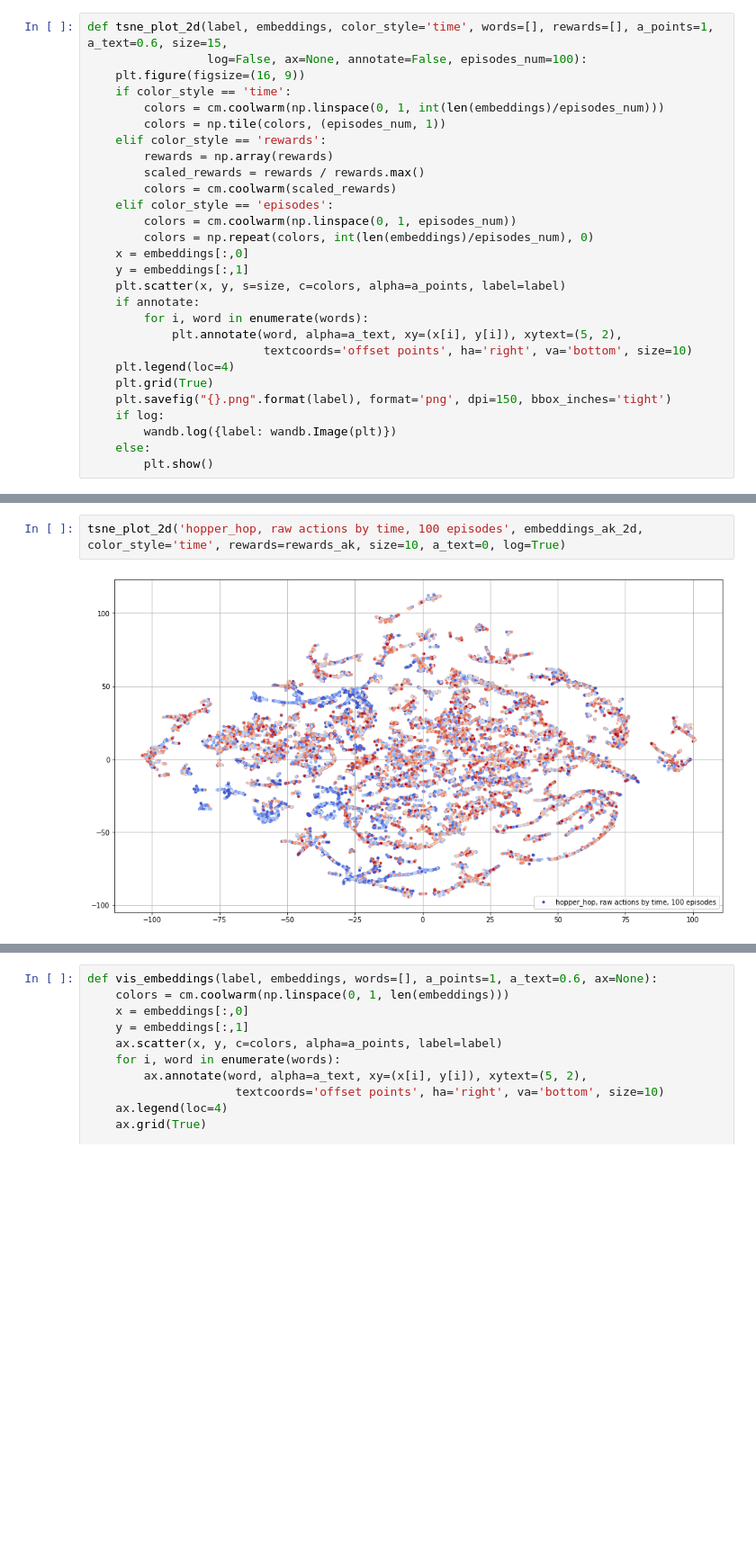
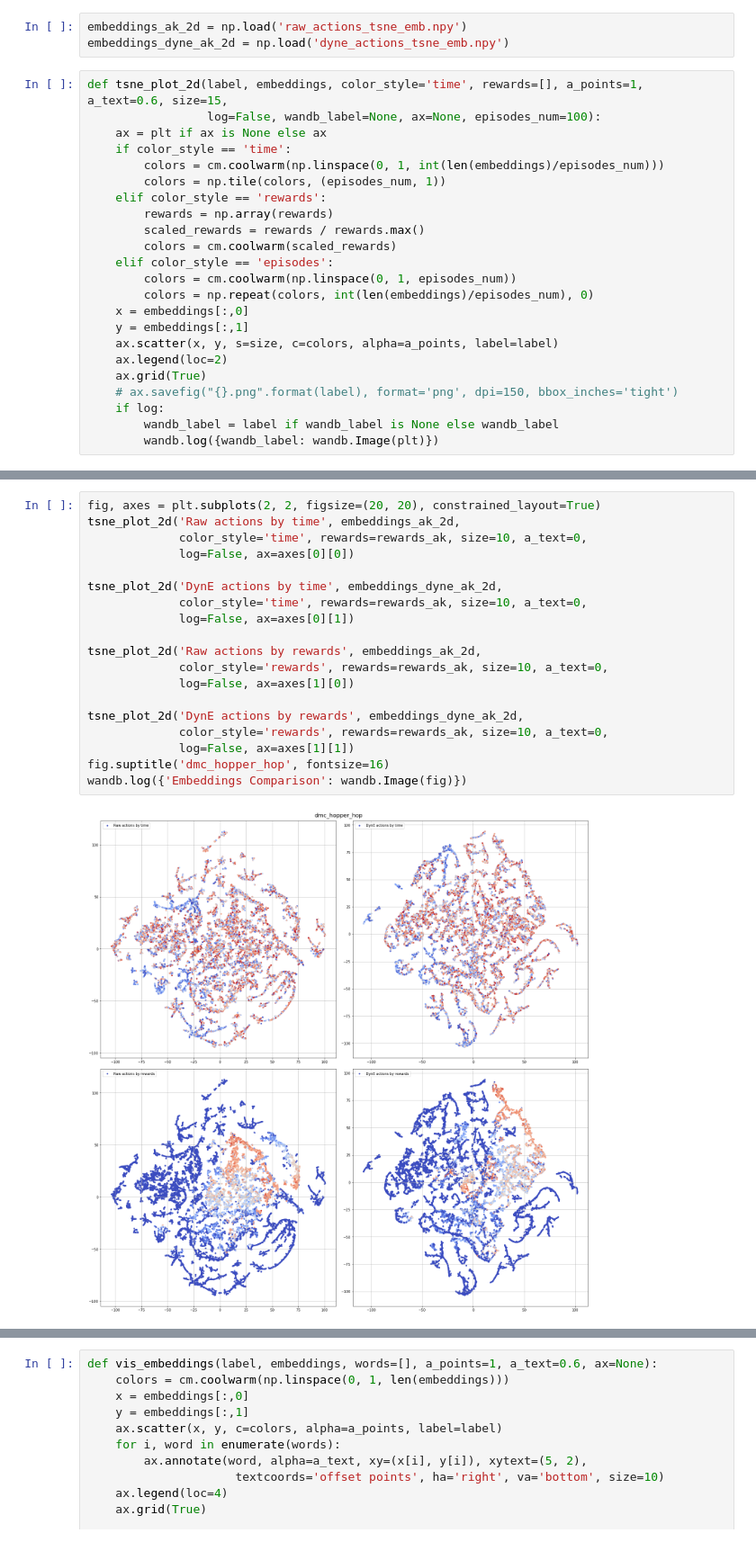
Before and after one commit to vinnibuh/dynamics-aware-embeddings, a Jupyter notebook: notebooks/visualising_clusters.ipynb, the cells around one changed output, grey strips where cells are left out. Shown at 90% size. Saved outputs shown, nothing was run; the diff lists cells and outputs as text; blank space fills up the shorter version.

```diff
--- a/notebooks/visualising_clusters.ipynb
+++ b/notebooks/visualising_clusters.ipynb
@@ -70,7 +119,10 @@ embeddings_dyne_ak_2d = tsne_dyne_ak_2d.fit_transform(np.array(dyne_emb_ak))
+# %%
+embeddings_ak_2d = np.load('raw_actions_tsne_emb.npy')
+embeddings_dyne_ak_2d = np.load('dyne_actions_tsne_emb.npy')
 # %%
-def tsne_plot_2d(label, embeddings, color_style='time', words=[], rewards=[], a_points=1, a_text=0.6, size=15,
-                 log=False, ax=None, annotate=False, episodes_num=100):
-    plt.figure(figsize=(16, 9))
+def tsne_plot_2d(label, embeddings, color_style='time', rewards=[], a_points=1, a_text=0.6, size=15,
+                 log=False, wandb_label=None, ax=None, episodes_num=100):
+    ax = plt if ax is None else ax
     if color_style == 'time':
         colors = cm.coolwarm(np.linspace(0, 1, int(len(embeddings)/episodes_num)))
         colors = np.tile(colors, (episodes_num, 1))
@@ -83,15 +135,10 @@ def tsne_plot_2d(label, embeddings, color_style='time', words=[], rewards=[], a_
         colors = np.repeat(colors, int(len(embeddings)/episodes_num), 0)
     x = embeddings[:,0]
     y = embeddings[:,1]
-    plt.scatter(x, y, s=size, c=colors, alpha=a_points, label=label)
-    if annotate:
-        for i, word in enumerate(words):
-            plt.annotate(word, alpha=a_text, xy=(x[i], y[i]), xytext=(5, 2),
-                         textcoords='offset points', ha='right', va='bottom', size=10)
-    plt.legend(loc=4)
-    plt.grid(True)
-    plt.savefig("{}.png".format(label), format='png', dpi=150, bbox_inches='tight')
+    ax.scatter(x, y, s=size, c=colors, alpha=a_points, label=label)
+    ax.legend(loc=2)
+    ax.grid(True)
+    # ax.savefig("{}.png".format(label), format='png', dpi=150, bbox_inches='tight')
     if log:
-        wandb.log({label: wandb.Image(plt)})
-    else:
-        plt.show()
+        wandb_label = label if wandb_label is None else wandb_label
+        wandb.log({wandb_label: wandb.Image(plt)})
@@ -119,5 +201,22 @@ import pickle
 # %%
-tsne_plot_2d('hopper_hop, raw actions by time, 100 episodes', embeddings_ak_2d, color_style='time', rewards=rewards_ak, size=10, a_text=0, log=True)
+fig, axes = plt.subplots(2, 2, figsize=(20, 20), constrained_layout=True)
+tsne_plot_2d('Raw actions by time', embeddings_ak_2d,
+             color_style='time', rewards=rewards_ak, size=10, a_text=0,
+             log=False, ax=axes[0][0])
+
+tsne_plot_2d('DynE actions by time', embeddings_dyne_ak_2d,
+             color_style='time', rewards=rewards_ak, size=10, a_text=0,
+             log=False, ax=axes[0][1])
+
+tsne_plot_2d('Raw actions by rewards', embeddings_ak_2d,
+             color_style='rewards', rewards=rewards_ak, size=10, a_text=0,
+             log=False, ax=axes[1][0])
+
+tsne_plot_2d('DynE actions by rewards', embeddings_dyne_ak_2d,
+             color_style='rewards', rewards=rewards_ak, size=10, a_text=0,
+             log=False, ax=axes[1][1])
+fig.suptitle('dmc_hopper_hop', fontsize=16)
+wandb.log({'Embeddings Comparison': wandb.Image(fig)})
 # %% [output]
-[figure, old version]
+[figure, new version]
 # %%
```
Also changed, not shown: parts of 18 cells of this notebook, 15 other files.
